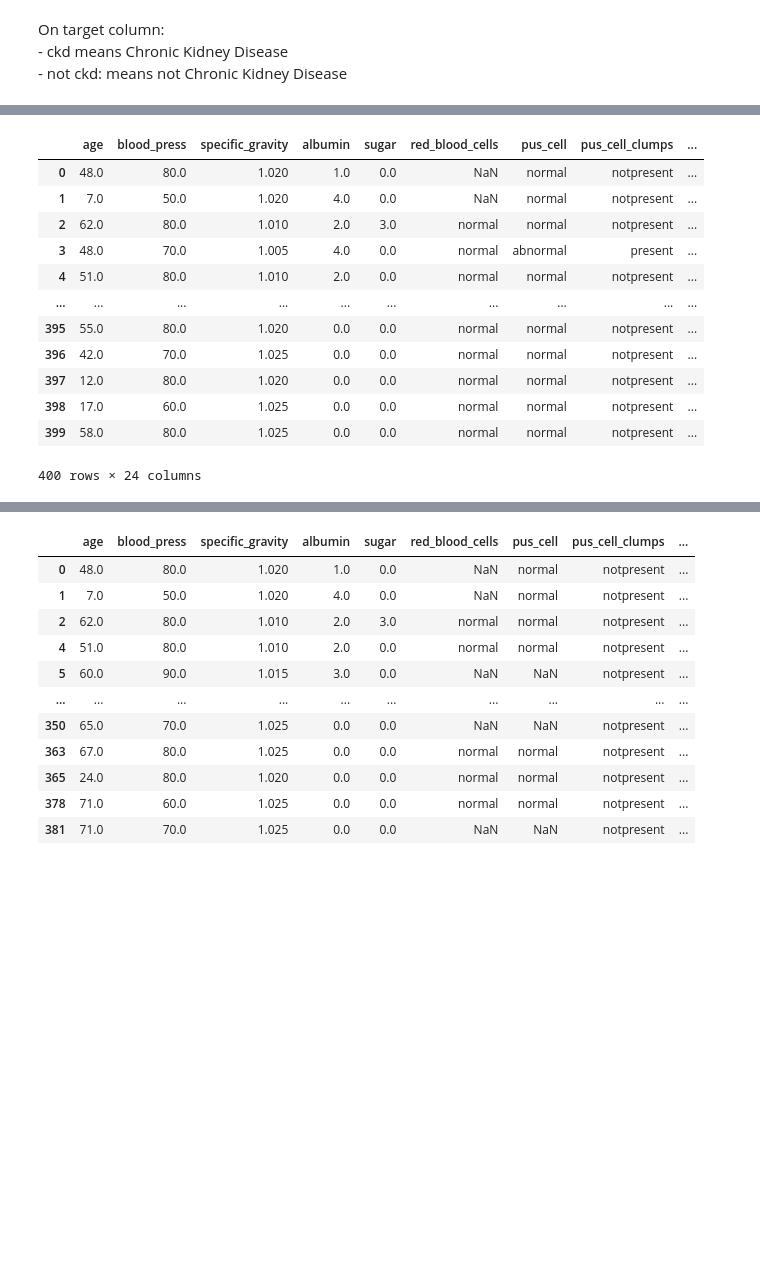
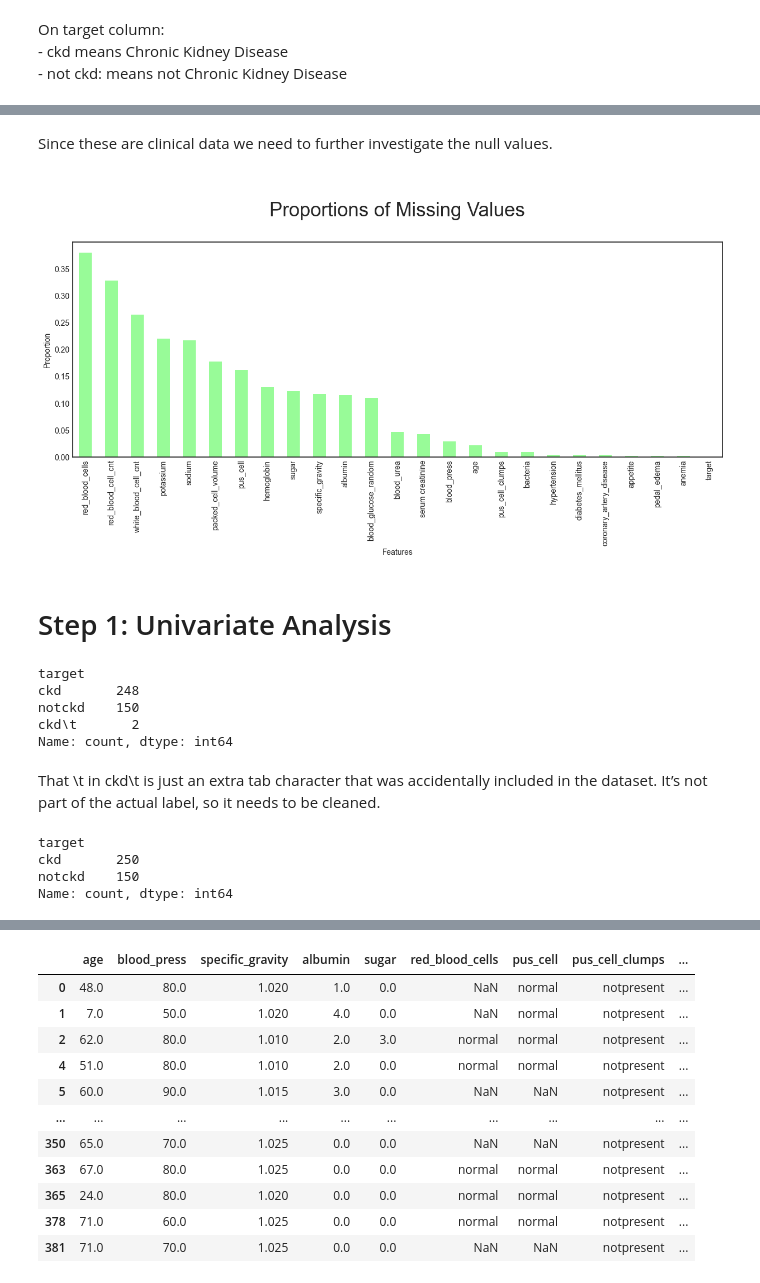
Before and after one commit to CharalamposZisis/Chronic-Kidney-Disease, a Jupyter notebook: main.ipynb, the cells around one changed output, grey strips where cells are left out. Drawn from its saved outputs; the diff is of its cells as text; code cells hidden in the pictures; blank space fills up the shorter version.

Commit message:
Started univariate EDA

```diff
--- a/main.ipynb
+++ b/main.ipynb
@@ -42,8 +45,11 @@ chronic_kidney_disease.metadata.additional_info.summary
 # %%
 import pandas as pd
 chronic_kidney_disease # Get only the dataframe which exist inside the features value
-df = chronic_kidney_disease['data']['features']
+# Take a copy of the original X
+df = X.copy()
 
+# Create a new column to y in order to have everything in one dataset
+df['target'] = y
 # Display the first five rows
 df.head()
 # %% [output]
@@ -64,3 +130,5 @@ Index(['age', 'bp', 'sg', 'al', 'su', 'rbc', 'pc', 'pcc', 'ba', 'bgr', 'bu',
+# %% [markdown]
+Since these are clinical data we need to further investigate the null values.
 # %%
 # Copy the dataset
 df = df.copy()
@@ -74,21 +142,18 @@ df.rename(columns={'bp': 'blood_press', 'sg': 'specific_gravity',
                    'sod':'sodium','pot':'potassium','hemo':'hemoglobin',
                    'pcv':'packed_cell_volume','wc':'white_blood_cell_cnt','rc':'red_blood_cell_cnt',
                    'htn':'hypertension','dm':'diabetes_mellitus','cad':'coronary_artery_disease',
-                   'appet':'appetite','pe':'pedal_edema','ane':'anemia',
-                   'class':'class'}, inplace=True)
+                   'appet':'appetite','pe':'pedal_edema','ane':'anemia', 'wbcc':'white_blood_cell_cnt', 'rbcc':'red_blood_cell_cnt',
+                   'class':'class','target':'target'}, inplace=True)
-# %%
-df
-# %% [output]
-|  | age | blood_press | specific_gravity | albumin | sugar | red_blood_cells | pus_cell | pus_cell_clumps | ... |
-| 0 | 48.0 | 80.0 | 1.020 | 1.0 | 0.0 | NaN | normal | notpresent | ... |
-| 1 | 7.0 | 50.0 | 1.020 | 4.0 | 0.0 | NaN | normal | notpresent | ... |
-| 2 | 62.0 | 80.0 | 1.010 | 2.0 | 3.0 | normal | normal | notpresent | ... |
-| 3 | 48.0 | 70.0 | 1.005 | 4.0 | 0.0 | normal | abnormal | present | ... |
-| 4 | 51.0 | 80.0 | 1.010 | 2.0 | 0.0 | normal | normal | notpresent | ... |
-| ... | ... | ... | ... | ... | ... | ... | ... | ... | ... |
-| 395 | 55.0 | 80.0 | 1.020 | 0.0 | 0.0 | normal | normal | notpresent | ... |
-| 396 | 42.0 | 70.0 | 1.025 | 0.0 | 0.0 | normal | normal | notpresent | ... |
-| 397 | 12.0 | 80.0 | 1.020 | 0.0 | 0.0 | normal | normal | notpresent | ... |
-| 398 | 17.0 | 60.0 | 1.025 | 0.0 | 0.0 | normal | normal | notpresent | ... |
-| 399 | 58.0 | 80.0 | 1.025 | 0.0 | 0.0 | normal | normal | notpresent | ... |
-400 rows × 24 columns
+# %%
+# missing values in ascending order
+missing = df.isna().sum().sort_values(ascending = False)
+
+# plot the proportion of missing values
+plt.figure(figsize=(15,5))
+(missing/400).plot(kind="bar", color="palegreen") # we divide by 400 hundred to get only the proportion. (400 is the total records)
+plt.title('\nProportions of Missing Values\n', fontsize=25)
+plt.ylabel("Proportion")
+plt.xlabel("Features")
+plt.show()
+# %% [output]
+[figure, added]
@@ -94,0 +164,21 @@ df
+# %% [markdown]
+#  Step 1: Univariate Analysis
+# %%
+df['target'].value_counts()
+# %% [output]
+target
+ckd       248
+notckd    150
+ckd\t       2
+Name: count, dtype: int64
+# %% [markdown]
+That \t in ckd\t is just an extra tab character that was accidentally included in the dataset. It’s not part of the actual label, so it needs to be cleaned.
+# %%
+# Remove extra whitespace, including tabs, from the target column
+df['target'] = df['target'].str.strip()
+print(df['target'].value_counts())
+# %% [output]
+target
+ckd       250
+notckd    150
+Name: count, dtype: int64
```
Also changed, not shown: parts of 31 cells of this notebook, 1 other file.
